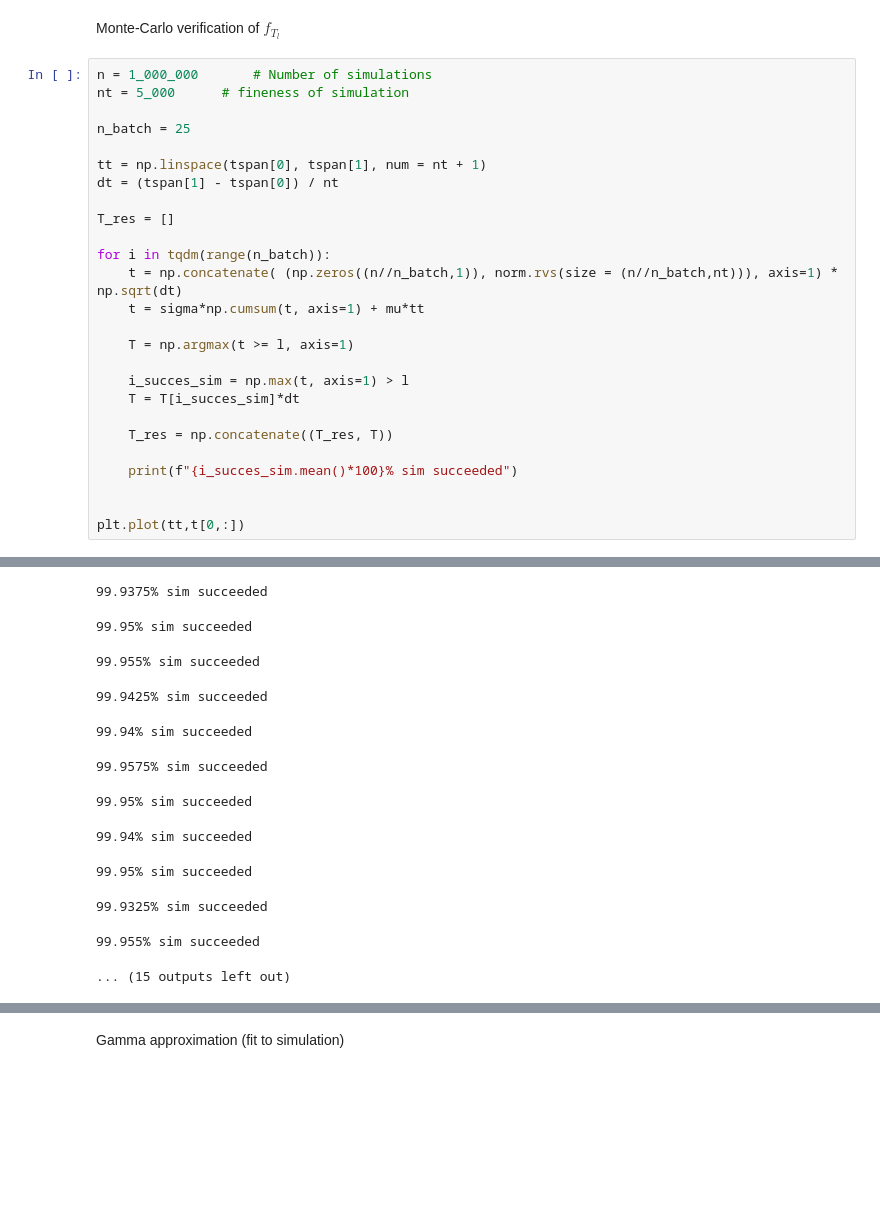
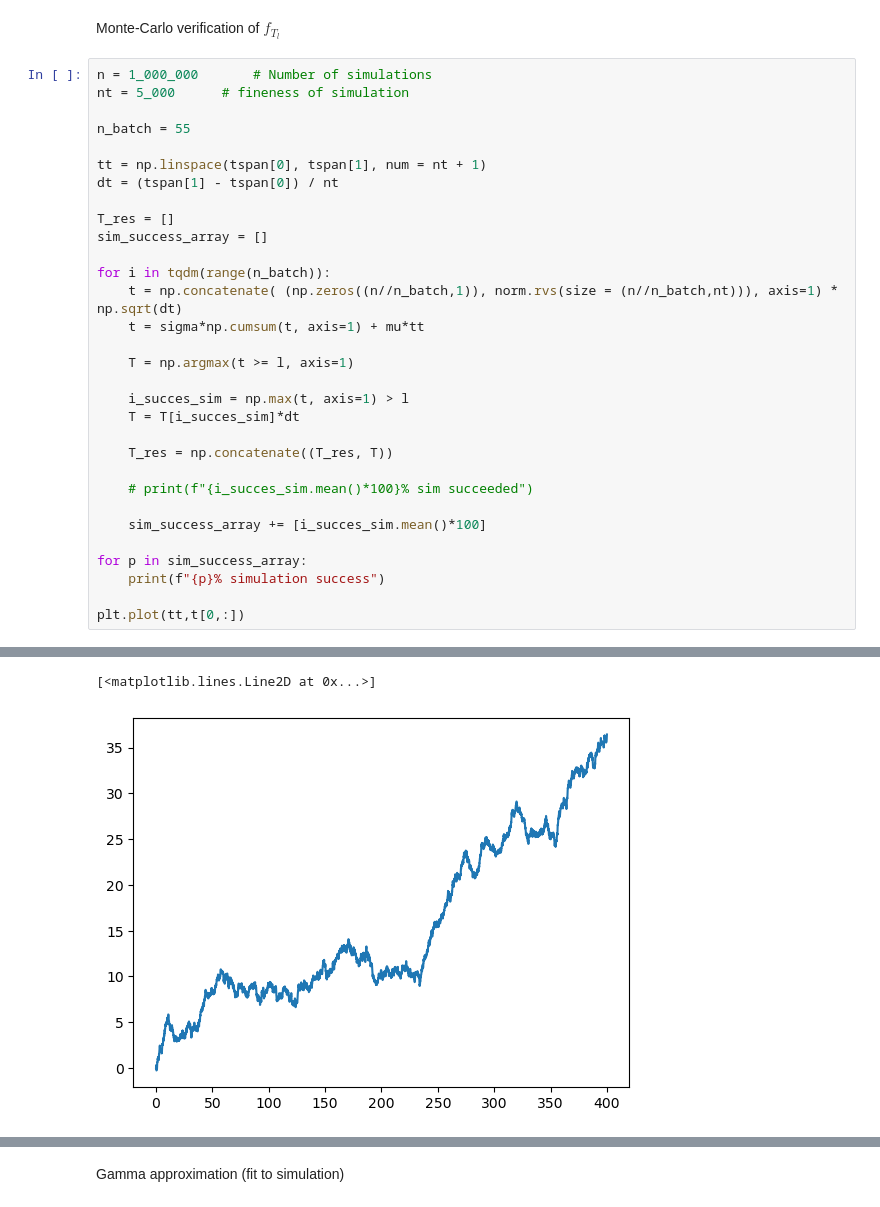
Before and after one commit to jonasbruhub/Analysis-of-Production-flow-systems-with-focus-on-industry, a Jupyter notebook: Simulations and code/Brownian Motion w. drift.ipynb, the cells around one changed output, grey strips where cells are left out. Cells and saved outputs as stored; diff of their text form; blank space fills up the shorter version.

```diff
--- a/Simulations and code/Brownian Motion w. drift.ipynb
+++ b/Simulations and code/Brownian Motion w. drift.ipynb
@@ -44,12 +44,13 @@ Monte-Carlo verification of $f_{T_l}$
 n = 1_000_000       # Number of simulations
 nt = 5_000      # fineness of simulation
 
-n_batch = 25
+n_batch = 55
 
 tt = np.linspace(tspan[0], tspan[1], num = nt + 1)
 dt = (tspan[1] - tspan[0]) / nt
 
 T_res = []
+sim_success_array = []
 
 for i in tqdm(range(n_batch)):
     t = np.concatenate( (np.zeros((n//n_batch,1)), norm.rvs(size = (n//n_batch,nt))), axis=1) * np.sqrt(dt)
@@ -62,8 +63,12 @@ for i in tqdm(range(n_batch)):
 
     T_res = np.concatenate((T_res, T))
 
-    print(f"{i_succes_sim.mean()*100}% sim succeeded")
+    # print(f"{i_succes_sim.mean()*100}% sim succeeded")
 
+    sim_success_array += [i_succes_sim.mean()*100]
+
+for p in sim_success_array:
+    print(f"{p}% simulation success")
 
 plt.plot(tt,t[0,:])
 # %% [output]
@@ -71,15 +92,5 @@ plt.plot(tt,t[0,:])
-99.9375% sim succeeded
+[<matplotlib.lines.Line2D at 0x...>]
-99.95% sim succeeded
-99.955% sim succeeded
-99.9425% sim succeeded
-99.94% sim succeeded
-99.9575% sim succeeded
-99.95% sim succeeded
-99.94% sim succeeded
-99.95% sim succeeded
-99.9325% sim succeeded
-99.955% sim succeeded
-... (15 outputs left out)
+[figure, added]
 # %%
 h = ax.hist(T, bins=70, density=True, alpha=0.6)
 fig
```
Also changed, not shown: parts of 7 cells of this notebook.
